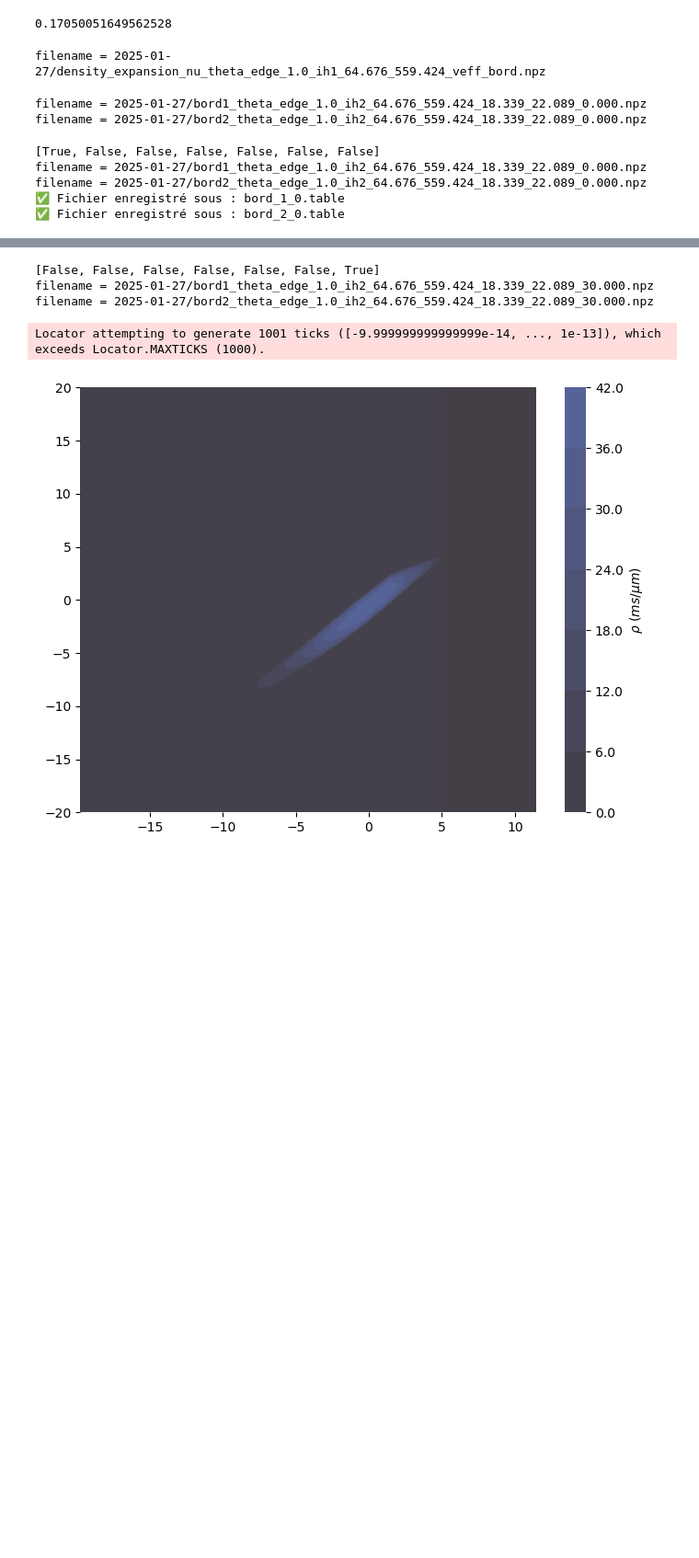
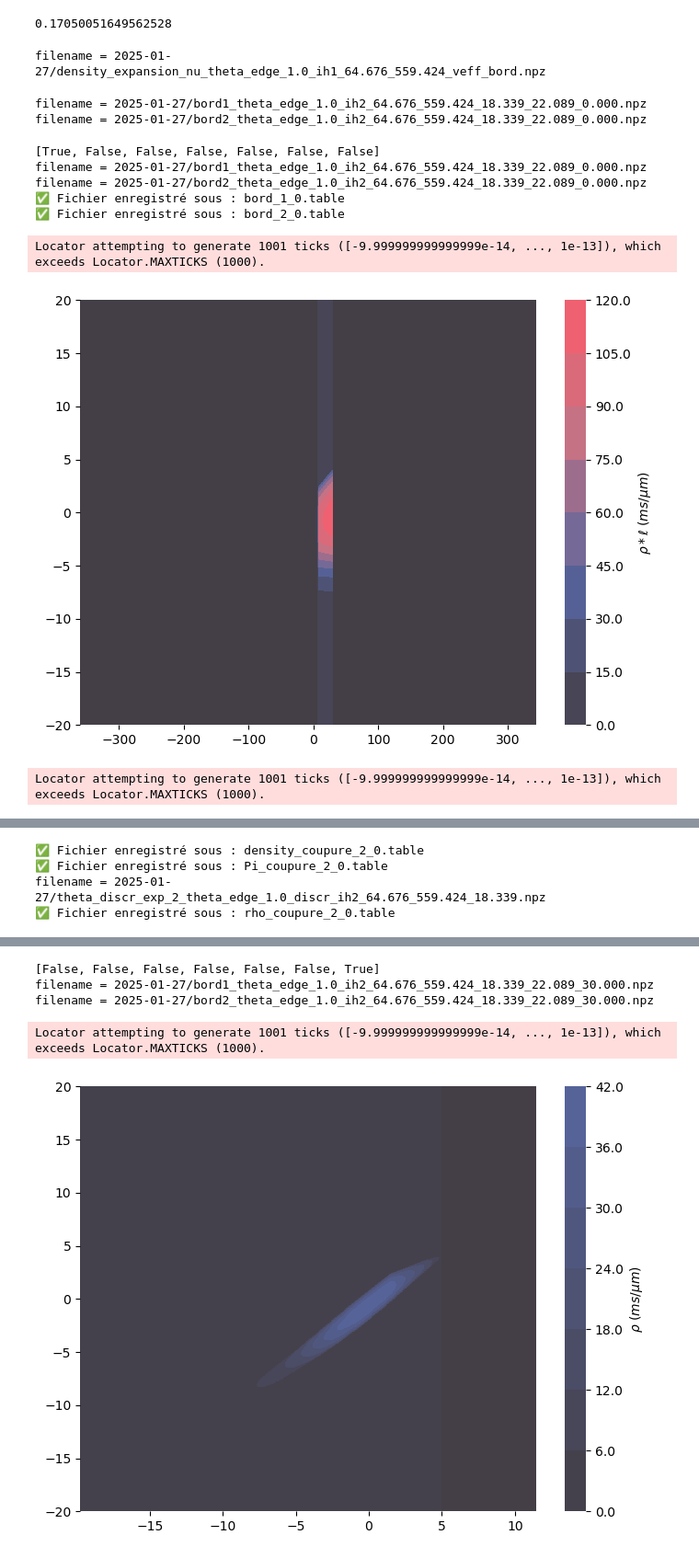
Before and after one commit to THEMEZE/quantum-mechanics-thesis, a Jupyter notebook: Domain_Wall_Dynamics_for_a_1D_Bose_ga/Figures/data/Untitled.ipynb, the cells around one changed output, grey strips where cells are left out. Shown at 92% size. Saved outputs shown, nothing was run; the diff lists cells and outputs as text; code cells hidden in the pictures; blank space fills up the shorter version.

```diff
--- a/Domain_Wall_Dynamics_for_a_1D_Bose_ga/Figures/data/Untitled.ipynb
+++ b/Domain_Wall_Dynamics_for_a_1D_Bose_ga/Figures/data/Untitled.ipynb
@@ -887,8 +887,8 @@ for t in liste_t[mask] :
     #sync_files(USER, HOST, PASSWORD, remote_path0 + filename, local_path + "/"+ filename )
     bord2 = np.load(filename)
 
-    save_as_tikz_table(bord1*8.63/max(veff_bord_discr*Temp_bord), theta_discr*8.8/max(theta_discr), filename="bord_1_0.table")
-    save_as_tikz_table(bord2*8.63/max(veff_bord_discr*Temp_bord), theta_discr*8.8/max(theta_discr), filename="bord_2_0.table")
+    save_as_tikz_table(bord1*Taille*8.63/max(veff_bord_discr*Temp_bord), theta_discr_exp*8.8/max(theta_discr), filename="bord_1_0.table")
+    save_as_tikz_table(bord2*Taille*8.63/max(veff_bord_discr*Temp_bord), theta_discr_exp*8.8/max(theta_discr), filename="bord_2_0.table")
 
     veff_bord_discr_exp_2 = np.linspace(min(bord1[0] , bord2[0]) , max(bord2[-1] , bord1[-1]), 200)*Taille/Temp_bord
     theta_discr_exp_2 = np.linspace(theta_discr[0] , theta_discr[-1], 600)
@@ -1091,30 +1091,33 @@ for t in liste_t[mask] :
         #title_fontsize='large',         # Taille de la police du titre
         #labelspacing=0.1,               # Espacement entre les labels de la légende
         #handlelength=0.5,               # Longueur des poignées des items de la légende
         #handleheight=1.5,               # Hauteur des poignées des items de la légende
         #columnspacing=0,               # Espacement entre les colonnes
         #alignment = 'right',
     )
     plt.grid(color='white', linestyle='-', linewidth=1)
     # Rendre le cadre invisible
     plt.gca().spines['top'].set_visible(False)
     plt.gca().spines['right'].set_visible(False)
     plt.gca().spines['bottom'].set_visible(False)
     plt.gca().spines['left'].set_visible(False)
 
     # Appliquer un fond gris
     #plt.gca().set_facecolor('lightgray')  # Fond gris pour le canevas
 
 
     # Appliquer un fond gris clair au graphe
     #plt.gca().set_facecolor('#f0f0f0')  # Fond gris très clair (hex pour personnalisation)
     plt.gca().set_facecolor('#e8e8e8')  # Fond gris plus foncé
     plt.savefig('Figures/article_distribution_24-04-2024.pdf', bbox_inches='tight', dpi = 300)
     plt.savefig('Figures/article_distribution_24-04-2024.svg', bbox_inches='tight', dpi = 300)
     plt.show()
 # %% [output]
 [True, False, False, False, False, False, False]
 filename = 2025-01-27/bord1_theta_edge_1.0_ih2_64.676_559.424_18.339_22.089_0.000.npz
 filename = 2025-01-27/bord2_theta_edge_1.0_ih2_64.676_559.424_18.339_22.089_0.000.npz
 ✅ Fichier enregistré sous : bord_1_0.table
 ✅ Fichier enregistré sous : bord_2_0.table
+Locator attempting to generate 1001 ticks ([-9.999999999999999e-14, ..., 1e-13]), which exceeds Locator.MAXTICKS (1000).
+[figure, added]
+Locator attempting to generate 1001 ticks ([-9.999999999999999e-14, ..., 1e-13]), which exceeds Locator.MAXTICKS (1000).
@@ -1120,0 +1125,4 @@ filename = 2025-01-27/bord2_theta_edge_1.0_ih2_64.676_559.424_18.339_22.089_0.00
+✅ Fichier enregistré sous : density_coupure_2_0.table
+✅ Fichier enregistré sous : Pi_coupure_2_0.table
+filename = 2025-01-27/theta_discr_exp_2_theta_edge_1.0_discr_ih2_64.676_559.424_18.339.npz
+✅ Fichier enregistré sous : rho_coupure_2_0.table
```
Also changed, not shown: parts of 1 cell of this notebook, 8 other files.
